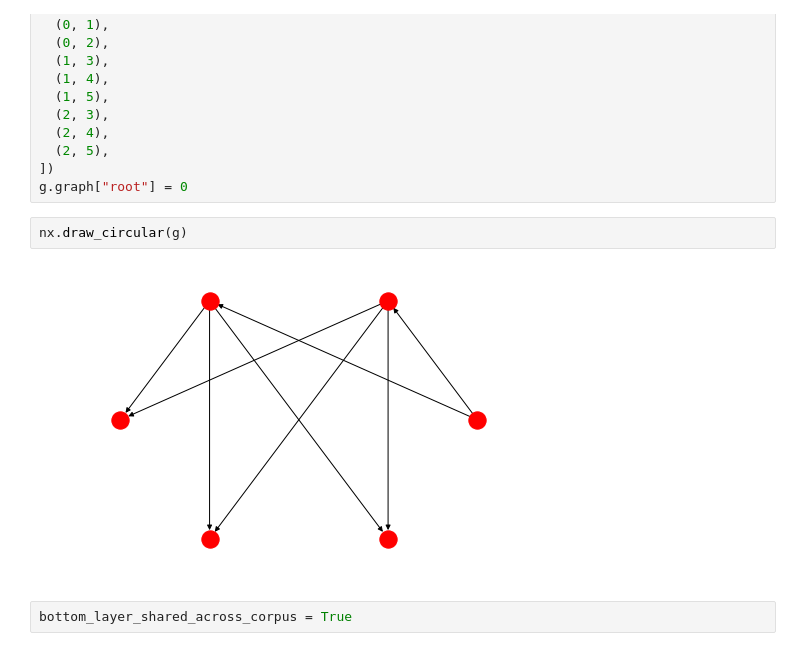
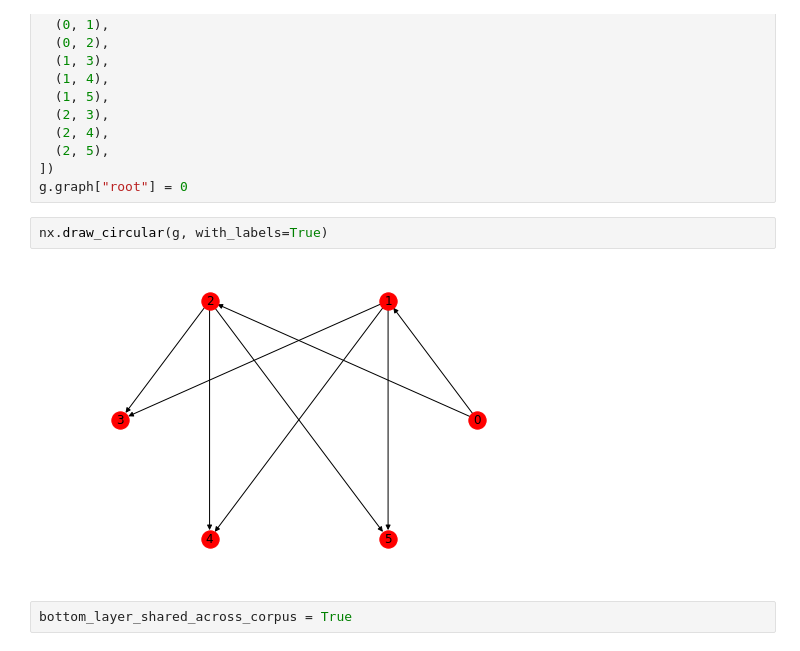
Before and after one commit to aleveren/ucsd-research, a Jupyter notebook: symbolic-sets/pachinko-experiments.ipynb, the cells around one changed output. Saved outputs shown, nothing was run; the diff lists cells and outputs as text.

```diff
--- a/symbolic-sets/pachinko-experiments.ipynb
+++ b/symbolic-sets/pachinko-experiments.ipynb
@@ -24,9 +24,9 @@ g.add_edges_from([
 ])
 g.graph["root"] = 0
 # %%
-nx.draw_circular(g)
+nx.draw_circular(g, with_labels=True)
 # %% [output]
-[figure, old version]
+[figure, new version]
 # %%
 bottom_layer_shared_across_corpus = True
 # %%
```
Also changed, not shown: parts of 11 cells of this notebook, 1 other file.
